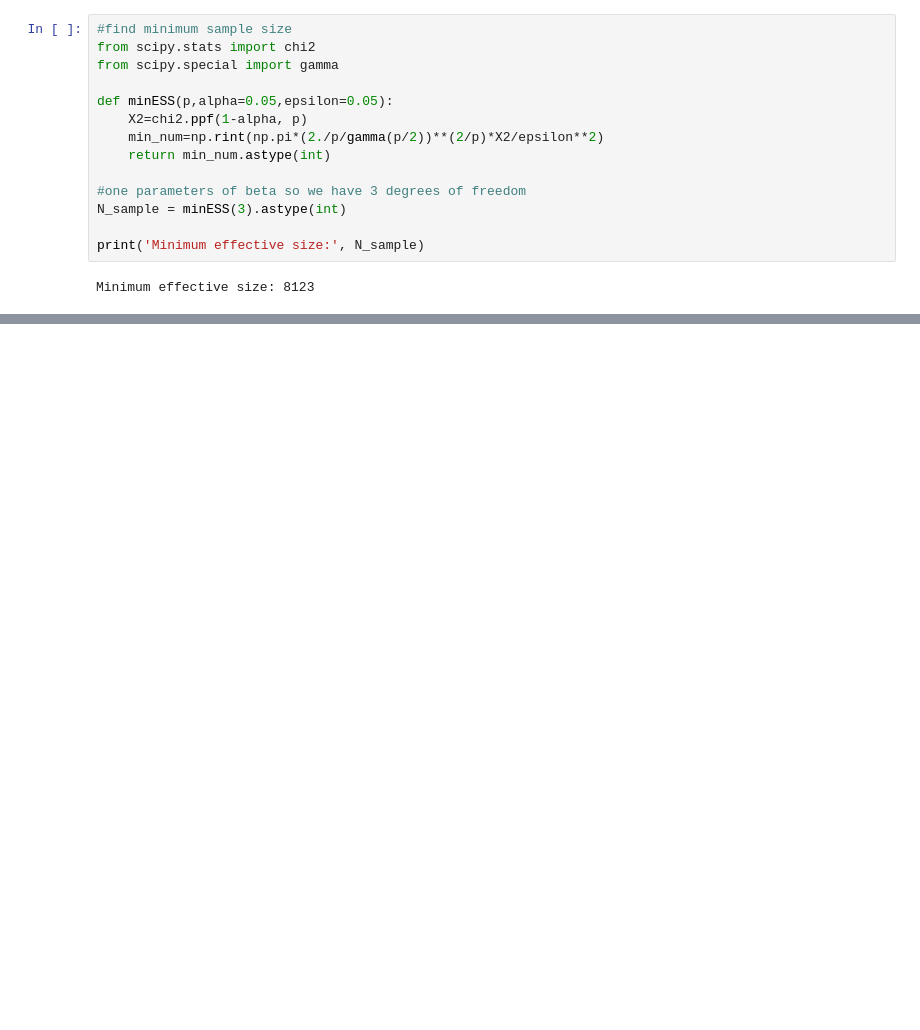
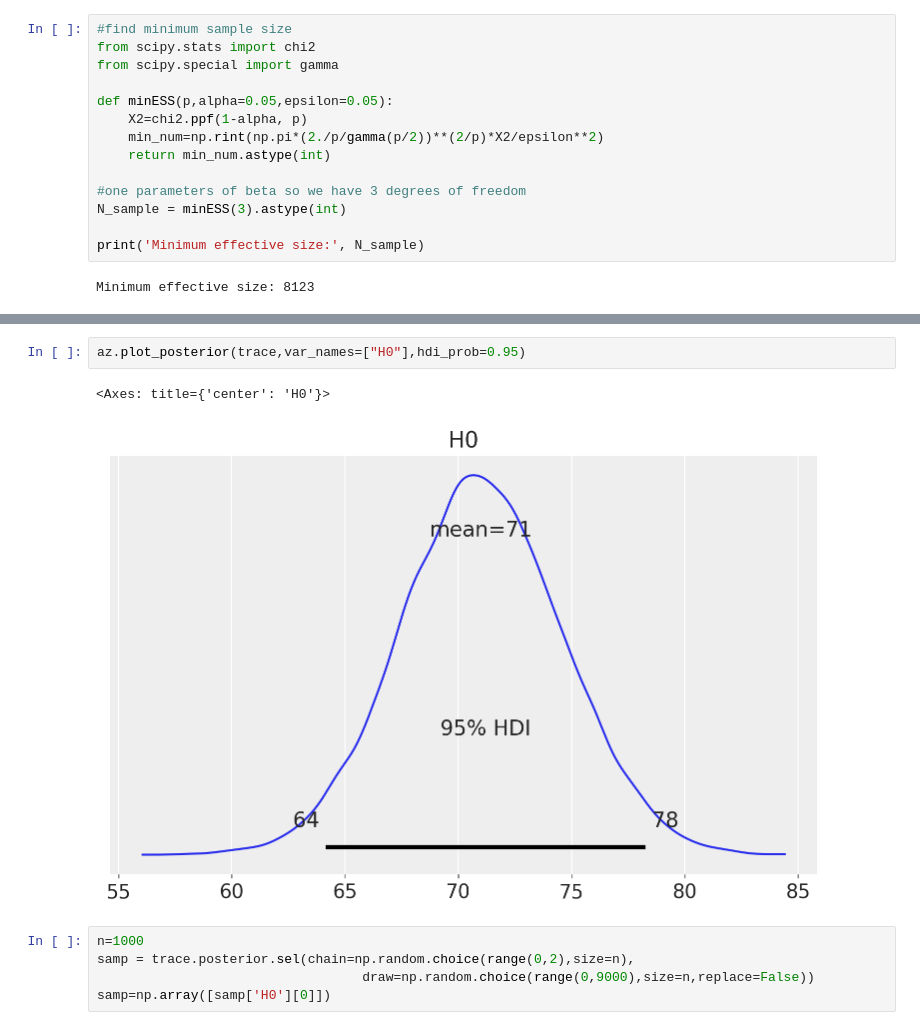
Before and after one commit to Raghuram-Veeramallu/Astro_Stat_Project2, a Jupyter notebook: Project2_Group3.ipynb, the cells around one changed output, grey strips where cells are left out. Drawn from its saved outputs; the diff is of its cells as text; blank space fills up the shorter version.

```diff
--- a/Project2_Group3.ipynb
+++ b/Project2_Group3.ipynb
@@ -212,0 +223,10 @@ ValueError: ignored
+# %%
+az.plot_posterior(trace,var_names=["H0"],hdi_prob=0.95)
+# %% [output]
+<Axes: title={'center': 'H0'}>
+[figure, added]
+# %%
+n=1000
+samp = trace.posterior.sel(chain=np.random.choice(range(0,2),size=n),
+                                  draw=np.random.choice(range(0,9000),size=n,replace=False))
+samp=np.array([samp['H0'][0]])
```
Also changed, not shown: parts of 5 cells of this notebook.
